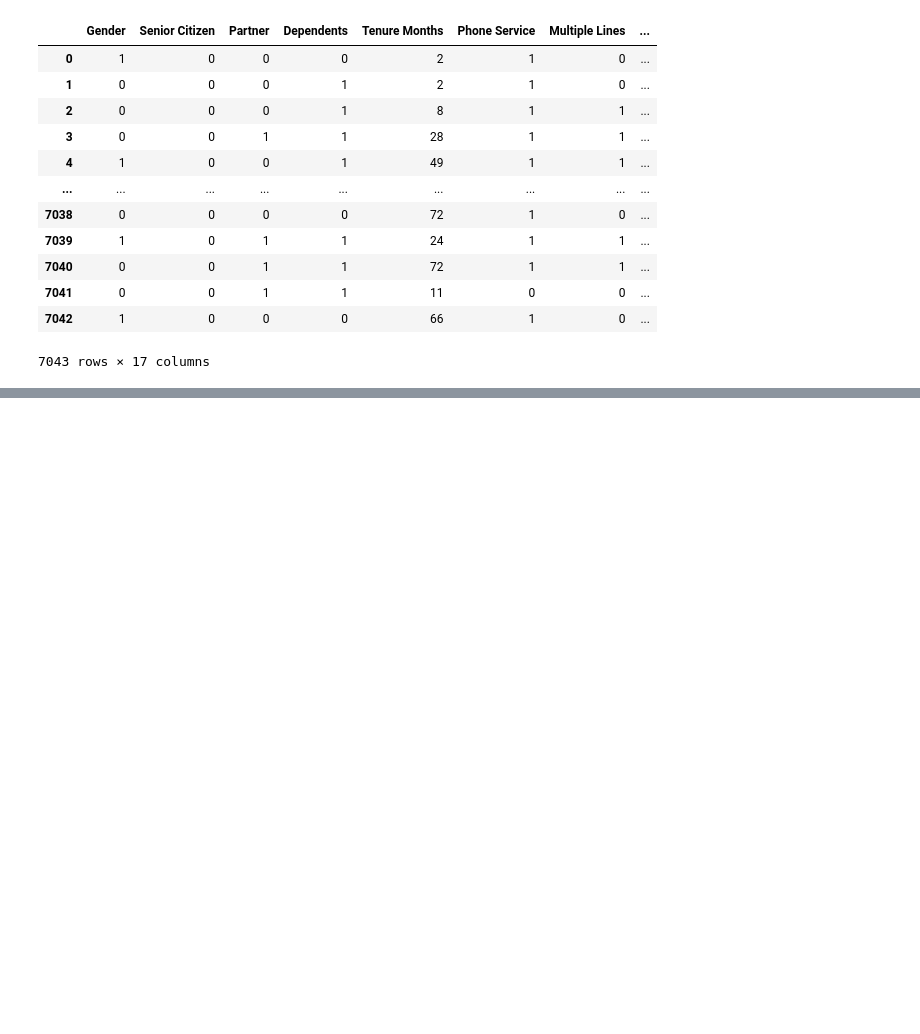
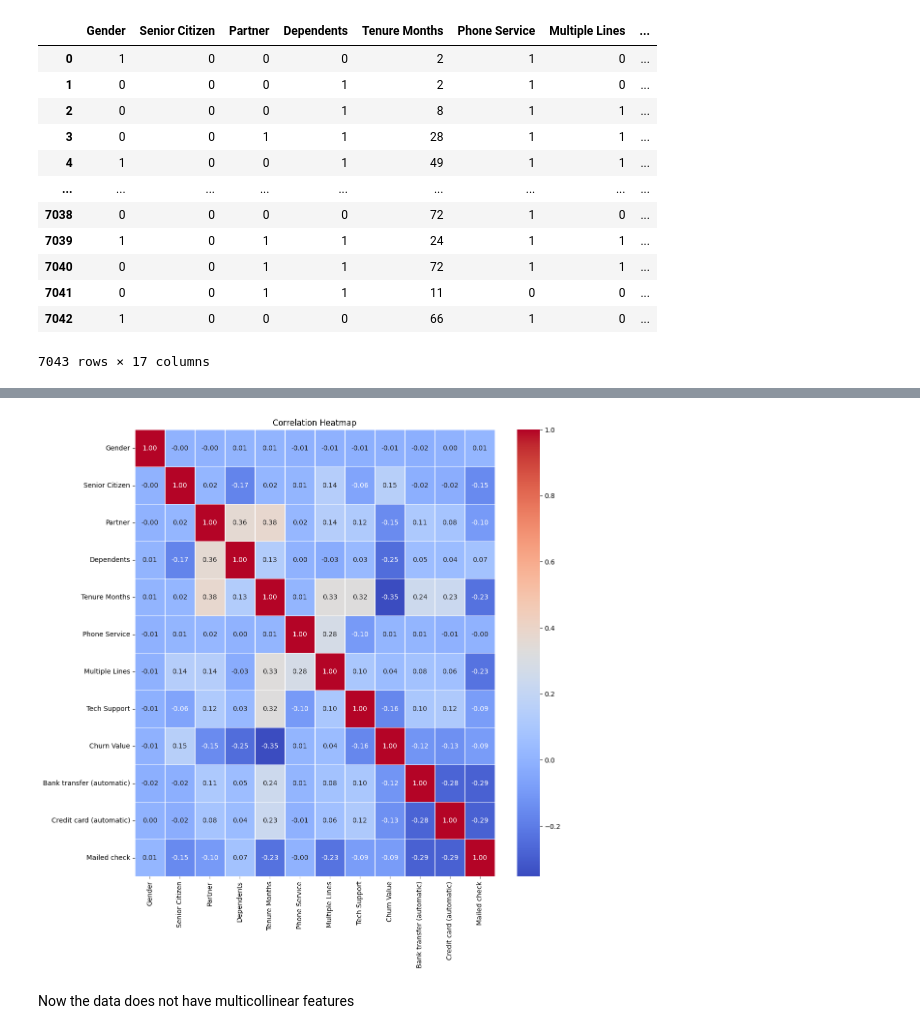
Before and after one commit to spicyneutrino/Customer-Churn-Prediction, a Jupyter notebook: main.ipynb, the cells around one changed output, grey strips where cells are left out. Saved outputs shown, nothing was run; the diff lists cells and outputs as text; code cells hidden in the pictures; blank space fills up the shorter version.

Commit message:
Reduce Multicollinearity and Remove Highly Correlated Features

```diff
--- a/main.ipynb
+++ b/main.ipynb
@@ -536,0 +640,3 @@ plt.show()
+# %%
+df = df.drop(columns= ['Contract', 'Streaming', 'Security Focused', 'Monthly Charges'])
+df
@@ -536,0 +657,6 @@ plt.show()
+# %%
+get_corr_heatmap(df)
+# %% [output]
+[figure, added]
+# %% [markdown]
+Now the data does not have multicollinear features
```
Also changed, not shown: parts of 12 cells of this notebook.
